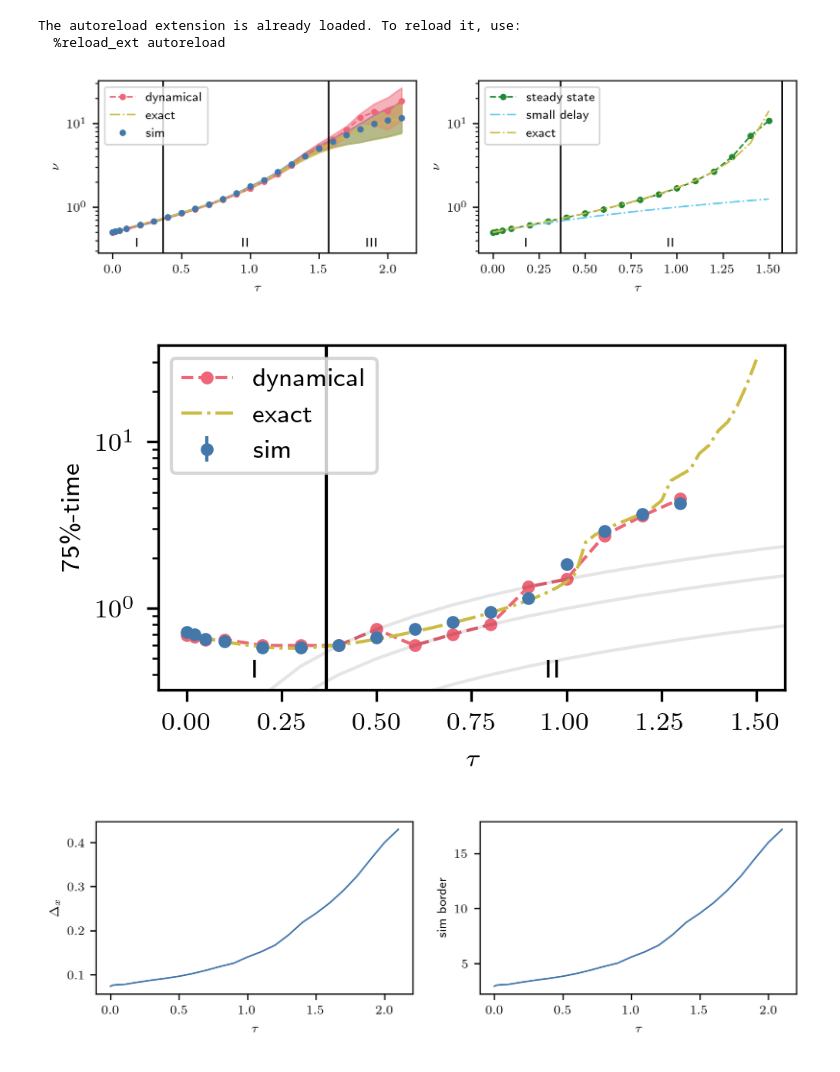
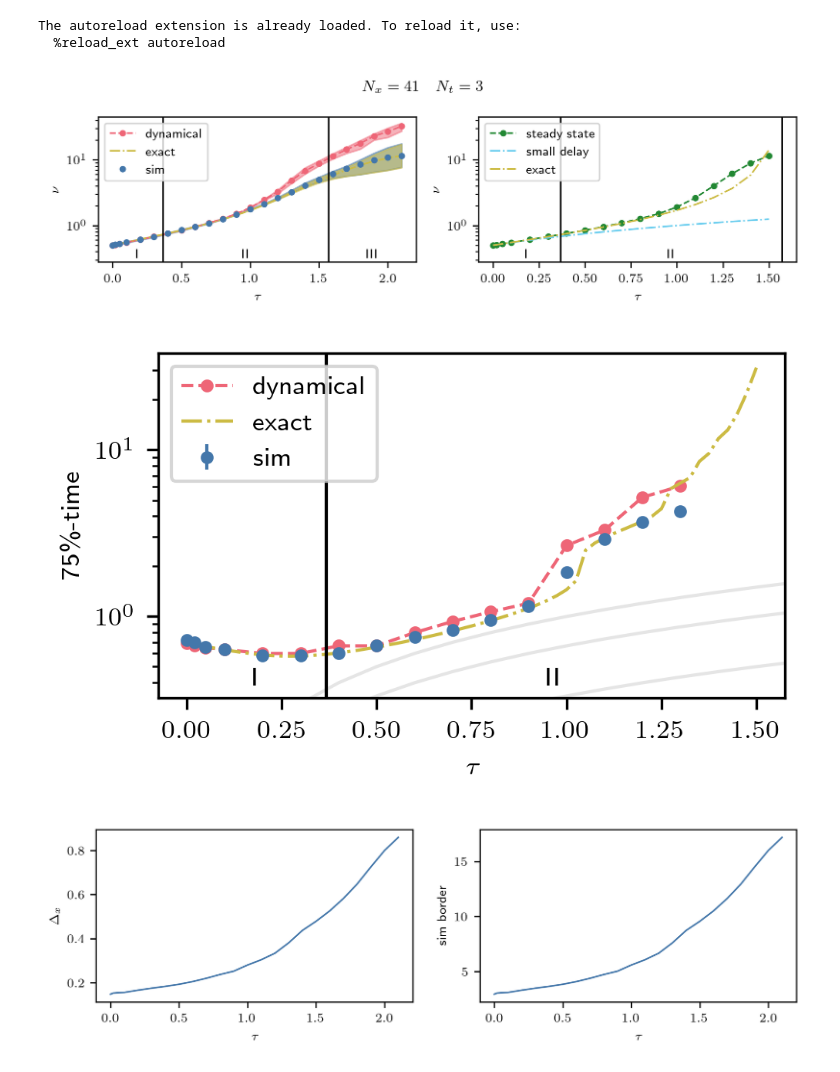
Before and after one commit to NilsToAn/overdampedDelayHarmonicOscillator, a Jupyter notebook: paper/variance_x2.ipynb, the cells around one changed output. Cells and saved outputs as stored; diff of their text form; code cells hidden in the pictures.

```diff
--- a/paper/variance_x2.ipynb
+++ b/paper/variance_x2.ipynb
@@ -15,7 +15,7 @@ from functions import (
     get_lin_var,
     get_lin_var_short_time,
     get_theo_var_l_two_time,
-    get_eq_times
+    get_eq_times,
 )
 from functions import SolverManager, EigenvectorManager, SimulationManager
 
@@ -33,7 +33,7 @@ from setup import (
 from timeit import default_timer as timer
 
 setup_matplotlib()
-
+with_legend = True
 np.random.seed(42)
 # %%
 version = 2
@@ -41,9 +41,8 @@ version = 2
 s = 1
 D = s**2 / 2
 max_t = 10
-ntau = 2 #3
-# dx = 0.3
-N_x = 81  #61 #81 #41
+ntau = 3  # 2 #3
+N_x = 41  # 61 #81 #41
 eq_perc = 0.75
 hist_sigma = 4
 avg_part = 4
@@ -56,11 +55,10 @@ elif force == "general":
     a = 1.0
     b = 1.0
 
-f = 15
 N_p = 2_000
 N_loop = 10
 
-ntau_sim = f * ntau
+ntau_sim = 30
 
 ltaus = np.concatenate(([0, 0.02, 0.05, 0.1], np.arange(0.2, 2.2, 0.1)))
 sbs = np.empty(len(ltaus))
@@ -81,6 +79,9 @@ eig_vars = np.empty((len(non_div_taus), 2))
 num_timings = np.empty(len(ltaus))
 sim_timings = np.empty(len(ltaus))
 eig_timings = np.empty(len(non_div_taus))
+
+num_N_t_s = np.empty(len(ltaus))
+sim_N_t_s = np.empty(len(ltaus))
 # %%
 test_ltaus = np.arange(0, non_div_taus[-1], 0.025)
 exact_eqtimes = np.array([get_eq_times(ltau, D, eq_perc, a, b) for ltau in test_ltaus])
@@ -90,6 +91,7 @@ my_sim_manager = SimulationManager()
 for i, ltau in enumerate(tqdm(ltaus)):
     ldt = ltau / ntau_sim if ltau > 0 else ltaus[1] / ntau_sim
     N_t = int(max_t / ldt) + 1
+    sim_N_t_s[i] = N_t
 
     ntau_arg = ntau_sim if ltau > 0 else 0
 
@@ -132,6 +134,7 @@ my_num_manager = SolverManager()
 for i, ltau in enumerate(tqdm(ltaus)):
     ldt = ltau / ntau if ltau > 0 else ltaus[1] / ntau
     N_t = int(max_t / ldt) + 1
+    num_N_t_s[i] = N_t
 
     ts = np.arange(0, N_t) * ldt
 
@@ -219,10 +222,9 @@ if force == "linear":
     plt.vlines([1 / np.e, np.pi / 2], *plt.ylim(), color="black")
     plt.text(0.5 * 1 / np.e, y, "I", ha="center", va="center")
     plt.text(0.5 * (1 / np.e + np.pi / 2), y, "II", ha="center", va="center")
-    plt.text(
-        0.5 * (np.pi / 2 + plt.xlim()[1]), y, "III", ha="center", va="center"
-    )
-plt.legend()
+    plt.text(0.5 * (np.pi / 2 + plt.xlim()[1]), y, "III", ha="center", va="center")
+if with_legend:
+    plt.legend()
 plt.xlabel(r"$\tau$")
 plt.ylabel(r"$\nu$")
 ylim = plt.ylim()
@@ -237,38 +239,41 @@ plt.ylim(*ylim)
 #     ltaus,
 #     num_vars[:, 0] / sim_vars[:, 0],
 #     yerr=np.sqrt(
 #         (num_vars[:, 1] / sim_vars[:, 0]) ** 2
 #         + (num_vars[:, 0] / sim_vars[:, 0] ** 2 * sim_vars[:, 1]) ** 2
 #     ),
 #     marker=".",
 #     color="C1",
 # )
 plt.plot(non_div_taus, eig_vars[:, 0], **eigenv_plt_set)
 if force == "linear":
     plt.plot(non_div_taus, short_time_approx_var, **short_plt_set)
 plt.plot(non_div_taus, exact_sol, **exact_plt_set)
 
 if force == "linear":
     # plt.ylim(0.7*plt.ylim()[0], plt.ylim()[1])
     y = plt.ylim()[0] * 1.3
     plt.vlines([1 / np.e, np.pi / 2], *plt.ylim(), color="black")
     plt.text(0.5 * 1 / np.e, y, "I", ha="center", va="center")
     plt.text(0.5 * (1 / np.e + np.pi / 2), y, "II", ha="center", va="center")
     # plt.text(
     #     0.5 * (np.pi / 2 + plt.xlim()[1]), y, "III", ha="center", va="center"
     # )
 
-
-plt.legend()
+if with_legend:
+    plt.legend()
 plt.xlabel(r"$\tau$")
 plt.ylabel(r"$\nu$")
 # plt.ylabel(r"deviation")
-
+plt.suptitle(f"$N_x = {N_x} \quad N_t = {ntau}$")
 
 plt.tight_layout()
-plt.savefig(f"graphics/x2var_{force}_Nx{N_x}_Nt{ntau}.pdf")
+if with_legend:
+    plt.savefig(f"graphics/x2var_{force}_Nx{N_x}_Nt{ntau}.pdf")
+else:
+    plt.savefig(f"graphics/x2var_{force}_Nx{N_x}_Nt{ntau}_no_legend.pdf")
 # %% [output]
-[figure, old version]
+[figure, new version]
 # %%
 # Only if system was able to reach steady state
 eq_perc = 0.75
@@ -295,14 +300,15 @@ plt.ylim(*plt.ylim())
 for i in range(4):
     plt.plot(ltaus, ltaus / ntau * i, color="black", alpha=0.1)
 
-
-plt.legend()
+if with_legend:
+    plt.legend()
 plt.xlabel(r"$\tau$")
 plt.ylabel(r"75\%-time")
 plt.tight_layout()
-plt.savefig(f"graphics/x2eqtime_{force}_Nx{N_x}_Nt{ntau}.pdf")
+if with_legend:
+    plt.savefig(f"graphics/x2eqtime_{force}_Nx{N_x}_Nt{ntau}.pdf")
 # %% [output]
-[figure, old version]
+[figure, new version]
 # %%
 fig, axs = plt.subplots(1, 2, figsize=(two_col, std_height))
 axs[0].plot(ltaus, 2 * sbs / (N_x - 1))
```
Also changed, not shown: parts of 4 cells of this notebook, 19 other files.
